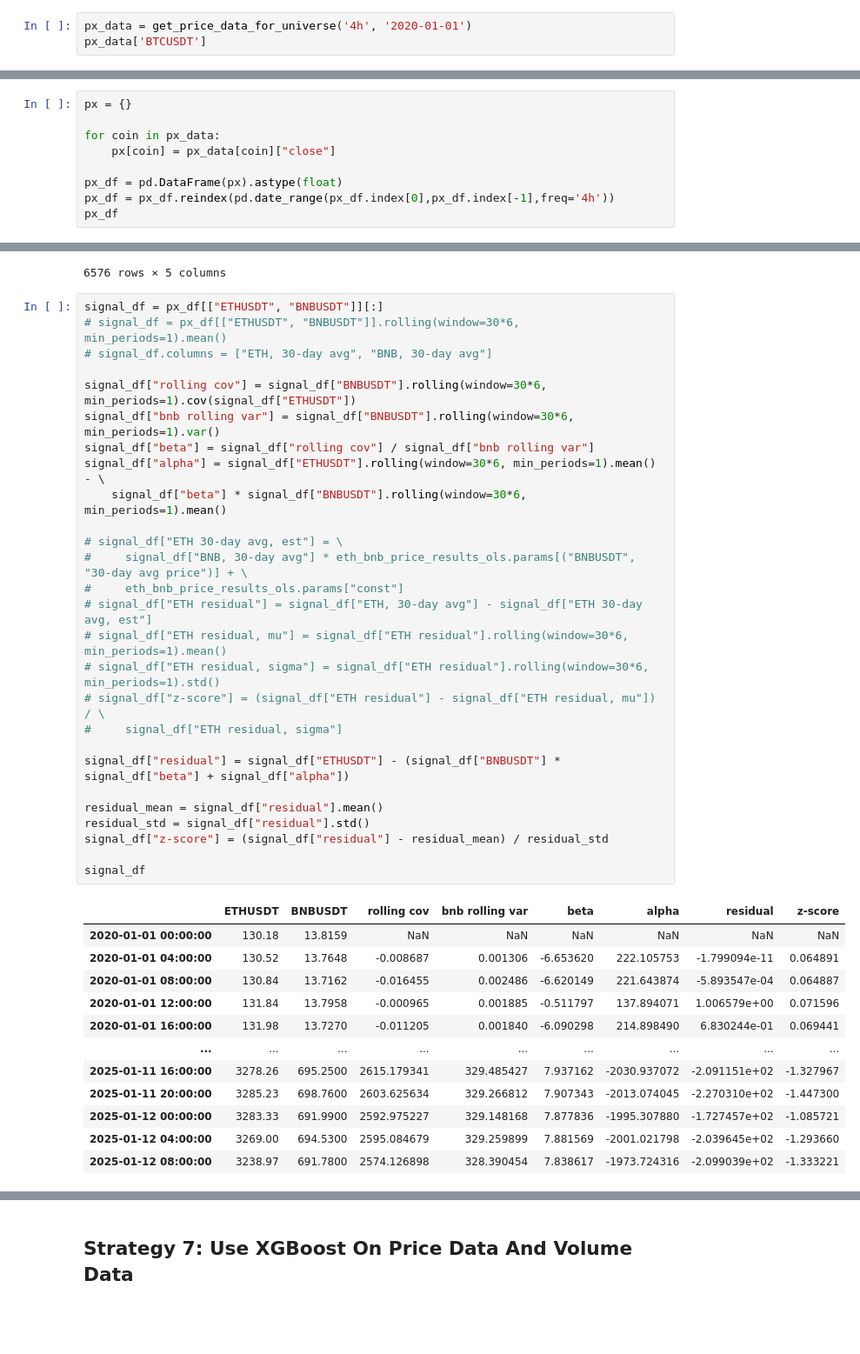
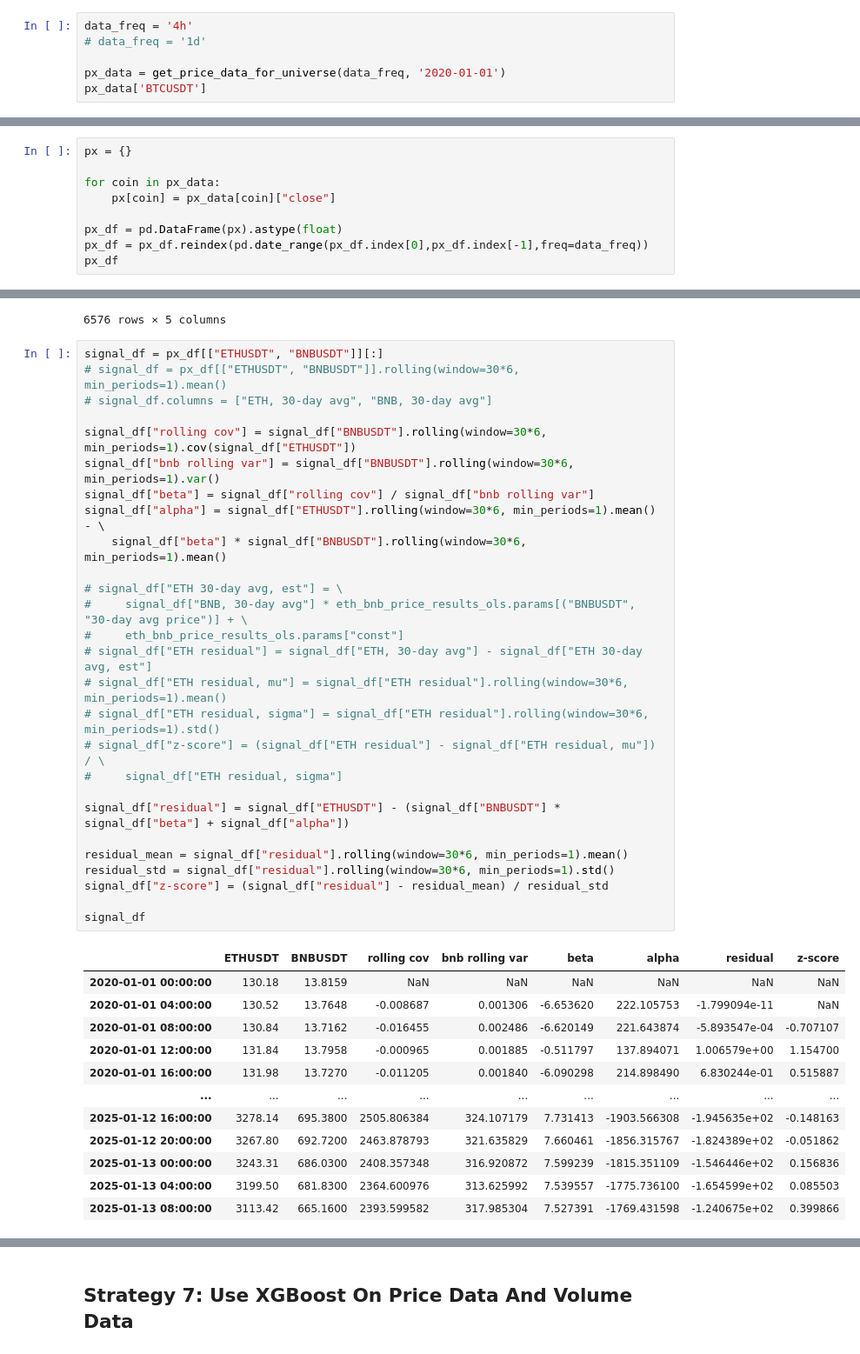
Before and after one commit to wbchristerson/jn-learning, a Jupyter notebook: cryptocurrency_stat_arb.ipynb, the cells around one changed output, grey strips where cells are left out. Shown at 87% size. Saved outputs shown, nothing was run; the diff lists cells and outputs as text; blank space fills up the shorter version.

Commit message:
create signal based on z-score of price

```diff
--- a/cryptocurrency_stat_arb.ipynb
+++ b/cryptocurrency_stat_arb.ipynb
@@ -54,7 +54,10 @@ def get_price_data_for_universe(freq, start_date):
 
     return px_data
 # %%
-px_data = get_price_data_for_universe('4h', '2020-01-01')
+data_freq = '4h'
+# data_freq = '1d'
+
+px_data = get_price_data_for_universe(data_freq, '2020-01-01')
 px_data['BTCUSDT']
 # %% [output]
 Downloaded data for BTCUSDT.
@@ -86,7 +89,7 @@ for coin in px_data:
     px[coin] = px_data[coin]["close"]
 
 px_df = pd.DataFrame(px).astype(float)
-px_df = px_df.reindex(pd.date_range(px_df.index[0],px_df.index[-1],freq='4h'))
+px_df = px_df.reindex(pd.date_range(px_df.index[0],px_df.index[-1],freq=data_freq))
 px_df
 # %% [output]
 |  | BTCUSDT | ETHUSDT | ADAUSDT | BNBUSDT | XRPUSDT | DOTUSDT | MATICUSDT | SOLUSDT |
@@ -1632,40 +1635,40 @@ eth_bnb_price_df
 # %%
 signal_df = px_df[["ETHUSDT", "BNBUSDT"]][:]
 # signal_df = px_df[["ETHUSDT", "BNBUSDT"]].rolling(window=30*6, min_periods=1).mean()
 # signal_df.columns = ["ETH, 30-day avg", "BNB, 30-day avg"]
 
 signal_df["rolling cov"] = signal_df["BNBUSDT"].rolling(window=30*6, min_periods=1).cov(signal_df["ETHUSDT"])
 signal_df["bnb rolling var"] = signal_df["BNBUSDT"].rolling(window=30*6, min_periods=1).var()
 signal_df["beta"] = signal_df["rolling cov"] / signal_df["bnb rolling var"]
 signal_df["alpha"] = signal_df["ETHUSDT"].rolling(window=30*6, min_periods=1).mean() - \
     signal_df["beta"] * signal_df["BNBUSDT"].rolling(window=30*6, min_periods=1).mean()
 
 # signal_df["ETH 30-day avg, est"] = \
 #     signal_df["BNB, 30-day avg"] * eth_bnb_price_results_ols.params[("BNBUSDT", "30-day avg price")] + \
 #     eth_bnb_price_results_ols.params["const"]
 # signal_df["ETH residual"] = signal_df["ETH, 30-day avg"] - signal_df["ETH 30-day avg, est"]
 # signal_df["ETH residual, mu"] = signal_df["ETH residual"].rolling(window=30*6, min_periods=1).mean()
 # signal_df["ETH residual, sigma"] = signal_df["ETH residual"].rolling(window=30*6, min_periods=1).std()
 # signal_df["z-score"] = (signal_df["ETH residual"] - signal_df["ETH residual, mu"]) / \
 #     signal_df["ETH residual, sigma"]
 
 signal_df["residual"] = signal_df["ETHUSDT"] - (signal_df["BNBUSDT"] * signal_df["beta"] + signal_df["alpha"])
 
-residual_mean = signal_df["residual"].mean()
-residual_std = signal_df["residual"].std()
+residual_mean = signal_df["residual"].rolling(window=30*6, min_periods=1).mean()
+residual_std = signal_df["residual"].rolling(window=30*6, min_periods=1).std()
 signal_df["z-score"] = (signal_df["residual"] - residual_mean) / residual_std
 
 signal_df
 # %% [output]
 |  | ETHUSDT | BNBUSDT | rolling cov | bnb rolling var | beta | alpha | residual | z-score |
 | 2020-01-01 00:00:00 | 130.18 | 13.8159 | NaN | NaN | NaN | NaN | NaN | NaN |
-| 2020-01-01 04:00:00 | 130.52 | 13.7648 | -0.008687 | 0.001306 | -6.653620 | 222.105753 | -1.799094e-11 | 0.064891 |
-| 2020-01-01 08:00:00 | 130.84 | 13.7162 | -0.016455 | 0.002486 | -6.620149 | 221.643874 | -5.893547e-04 | 0.064887 |
-| 2020-01-01 12:00:00 | 131.84 | 13.7958 | -0.000965 | 0.001885 | -0.511797 | 137.894071 | 1.006579e+00 | 0.071596 |
-| 2020-01-01 16:00:00 | 131.98 | 13.7270 | -0.011205 | 0.001840 | -6.090298 | 214.898490 | 6.830244e-01 | 0.069441 |
+| 2020-01-01 04:00:00 | 130.52 | 13.7648 | -0.008687 | 0.001306 | -6.653620 | 222.105753 | -1.799094e-11 | NaN |
+| 2020-01-01 08:00:00 | 130.84 | 13.7162 | -0.016455 | 0.002486 | -6.620149 | 221.643874 | -5.893547e-04 | -0.707107 |
+| 2020-01-01 12:00:00 | 131.84 | 13.7958 | -0.000965 | 0.001885 | -0.511797 | 137.894071 | 1.006579e+00 | 1.154700 |
+| 2020-01-01 16:00:00 | 131.98 | 13.7270 | -0.011205 | 0.001840 | -6.090298 | 214.898490 | 6.830244e-01 | 0.515887 |
 | ... | ... | ... | ... | ... | ... | ... | ... | ... |
-| 2025-01-11 16:00:00 | 3278.26 | 695.2500 | 2615.179341 | 329.485427 | 7.937162 | -2030.937072 | -2.091151e+02 | -1.327967 |
-| 2025-01-11 20:00:00 | 3285.23 | 698.7600 | 2603.625634 | 329.266812 | 7.907343 | -2013.074045 | -2.270310e+02 | -1.447300 |
-| 2025-01-12 00:00:00 | 3283.33 | 691.9900 | 2592.975227 | 329.148168 | 7.877836 | -1995.307880 | -1.727457e+02 | -1.085721 |
-| 2025-01-12 04:00:00 | 3269.00 | 694.5300 | 2595.084679 | 329.259899 | 7.881569 | -2001.021798 | -2.039645e+02 | -1.293660 |
-| 2025-01-12 08:00:00 | 3238.97 | 691.7800 | 2574.126898 | 328.390454 | 7.838617 | -1973.724316 | -2.099039e+02 | -1.333221 |
+| 2025-01-12 16:00:00 | 3278.14 | 695.3800 | 2505.806384 | 324.107179 | 7.731413 | -1903.566308 | -1.945635e+02 | -0.148163 |
+| 2025-01-12 20:00:00 | 3267.80 | 692.7200 | 2463.878793 | 321.635829 | 7.660461 | -1856.315767 | -1.824389e+02 | -0.051862 |
+| 2025-01-13 00:00:00 | 3243.31 | 686.0300 | 2408.357348 | 316.920872 | 7.599239 | -1815.351109 | -1.546446e+02 | 0.156836 |
+| 2025-01-13 04:00:00 | 3199.50 | 681.8300 | 2364.600976 | 313.625992 | 7.539557 | -1775.736100 | -1.654599e+02 | 0.085503 |
+| 2025-01-13 08:00:00 | 3113.42 | 665.1600 | 2393.599582 | 317.985304 | 7.527391 | -1769.431598 | -1.240675e+02 | 0.399866 |
```
Also changed, not shown: parts of 76 cells of this notebook.
